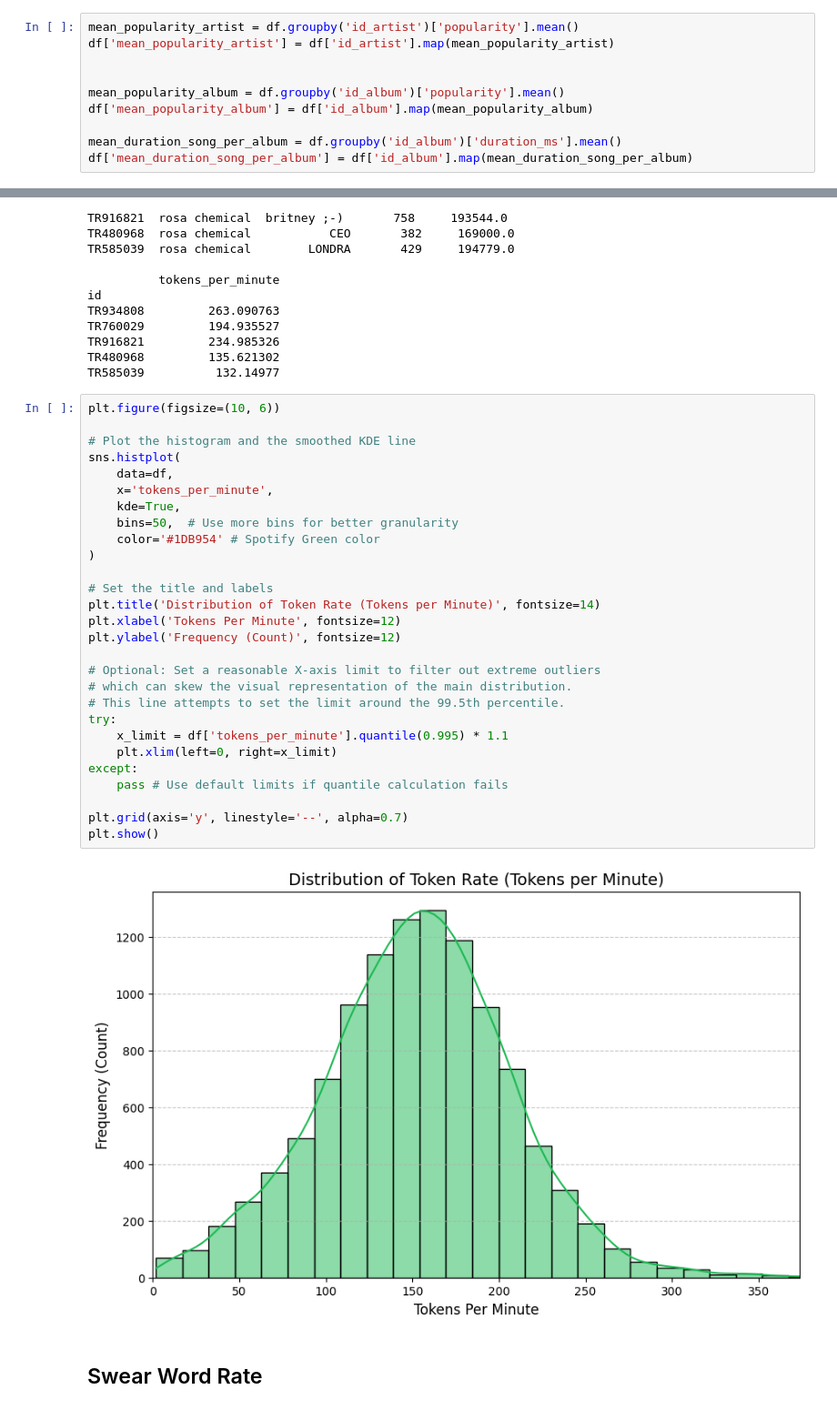
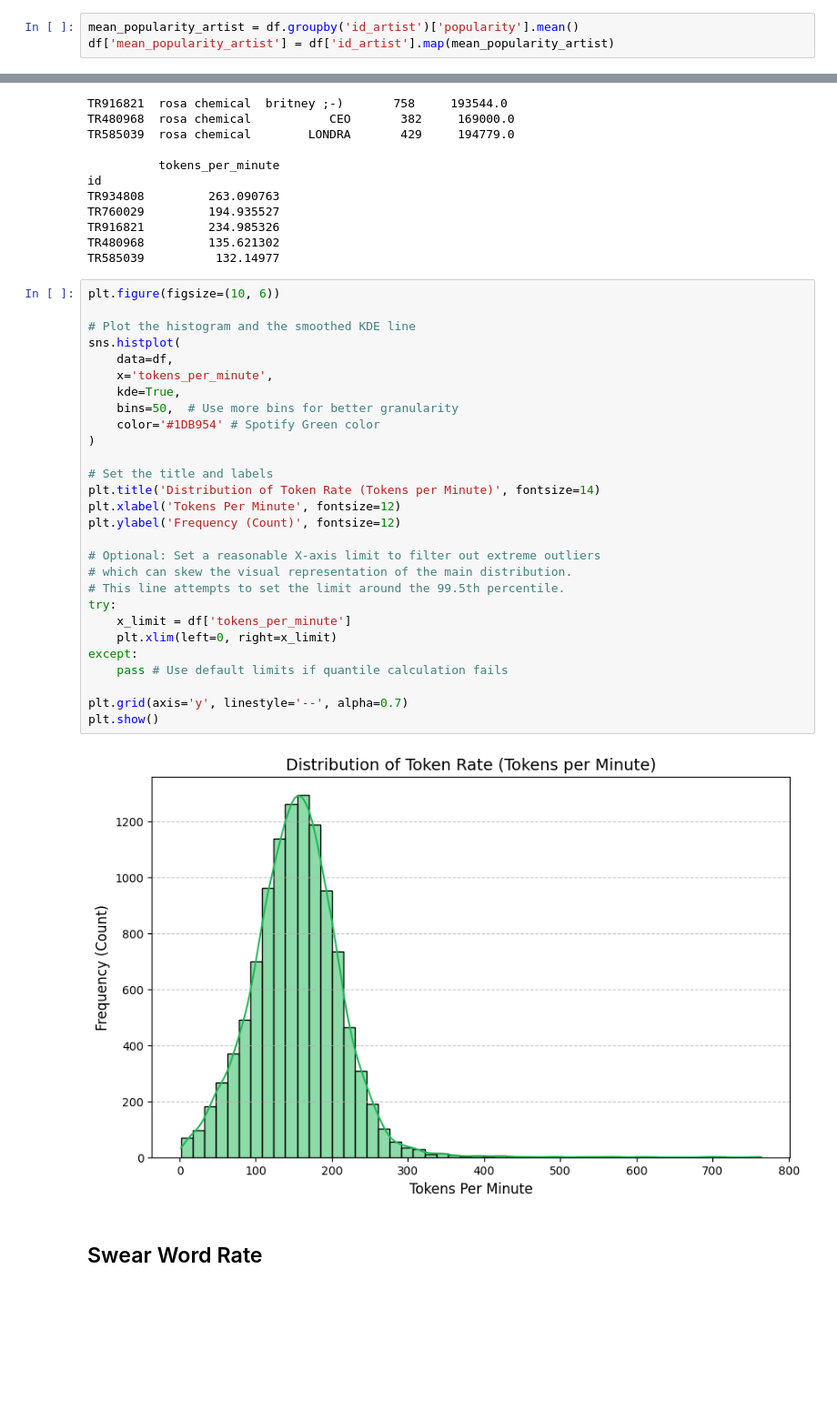
Before and after one commit to Syreel/DataMining, a Jupyter notebook: data_feature_engineering.ipynb, the cells around one changed output, grey strips where cells are left out. Shown at 91% size. Drawn from its saved outputs; the diff is of its cells as text; blank space fills up the shorter version.

Commit message:
updates to date and album and minor refractoring

```diff
--- a/data_feature_engineering.ipynb
+++ b/data_feature_engineering.ipynb
@@ -85,10 +85,3 @@ df['featured_artists'] = df['featured_artists'].apply(safe_literal_eval)
 # %%
 mean_popularity_artist = df.groupby('id_artist')['popularity'].mean()
 df['mean_popularity_artist'] = df['id_artist'].map(mean_popularity_artist)
-
-
-mean_popularity_album = df.groupby('id_album')['popularity'].mean()
-df['mean_popularity_album'] = df['id_album'].map(mean_popularity_album)
-
-mean_duration_song_per_album = df.groupby('id_album')['duration_ms'].mean()
-df['mean_duration_song_per_album'] = df['id_album'].map(mean_duration_song_per_album)
@@ -433,33 +412,33 @@ TR585039          132.14977
 # %%
 plt.figure(figsize=(10, 6))
 
 # Plot the histogram and the smoothed KDE line
 sns.histplot(
     data=df,
     x='tokens_per_minute',
     kde=True,
     bins=50,  # Use more bins for better granularity
     color='#1DB954' # Spotify Green color
 )
 
 # Set the title and labels
 plt.title('Distribution of Token Rate (Tokens per Minute)', fontsize=14)
 plt.xlabel('Tokens Per Minute', fontsize=12)
 plt.ylabel('Frequency (Count)', fontsize=12)
 
 # Optional: Set a reasonable X-axis limit to filter out extreme outliers
 # which can skew the visual representation of the main distribution.
 # This line attempts to set the limit around the 99.5th percentile.
 try:
-    x_limit = df['tokens_per_minute'].quantile(0.995) * 1.1
+    x_limit = df['tokens_per_minute']
     plt.xlim(left=0, right=x_limit)
 except:
     pass # Use default limits if quantile calculation fails
 
 plt.grid(axis='y', linestyle='--', alpha=0.7)
 plt.show()
 # %% [output]
-[figure, old version]
+[figure, new version]
 # %% [markdown]
 ## Swear Word Rate
 # %%
```
Also changed, not shown: parts of 8 cells of this notebook, 2 other files.
